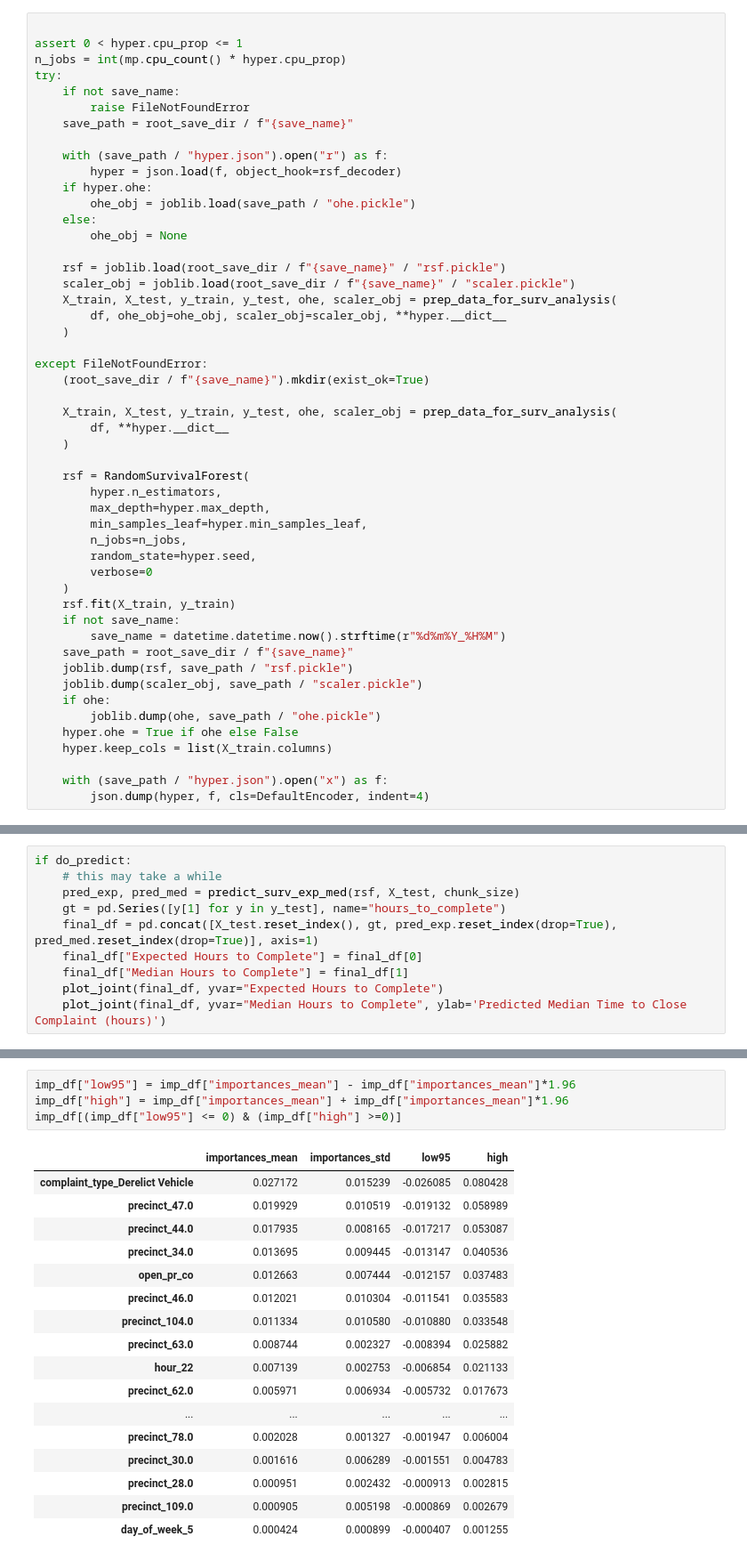
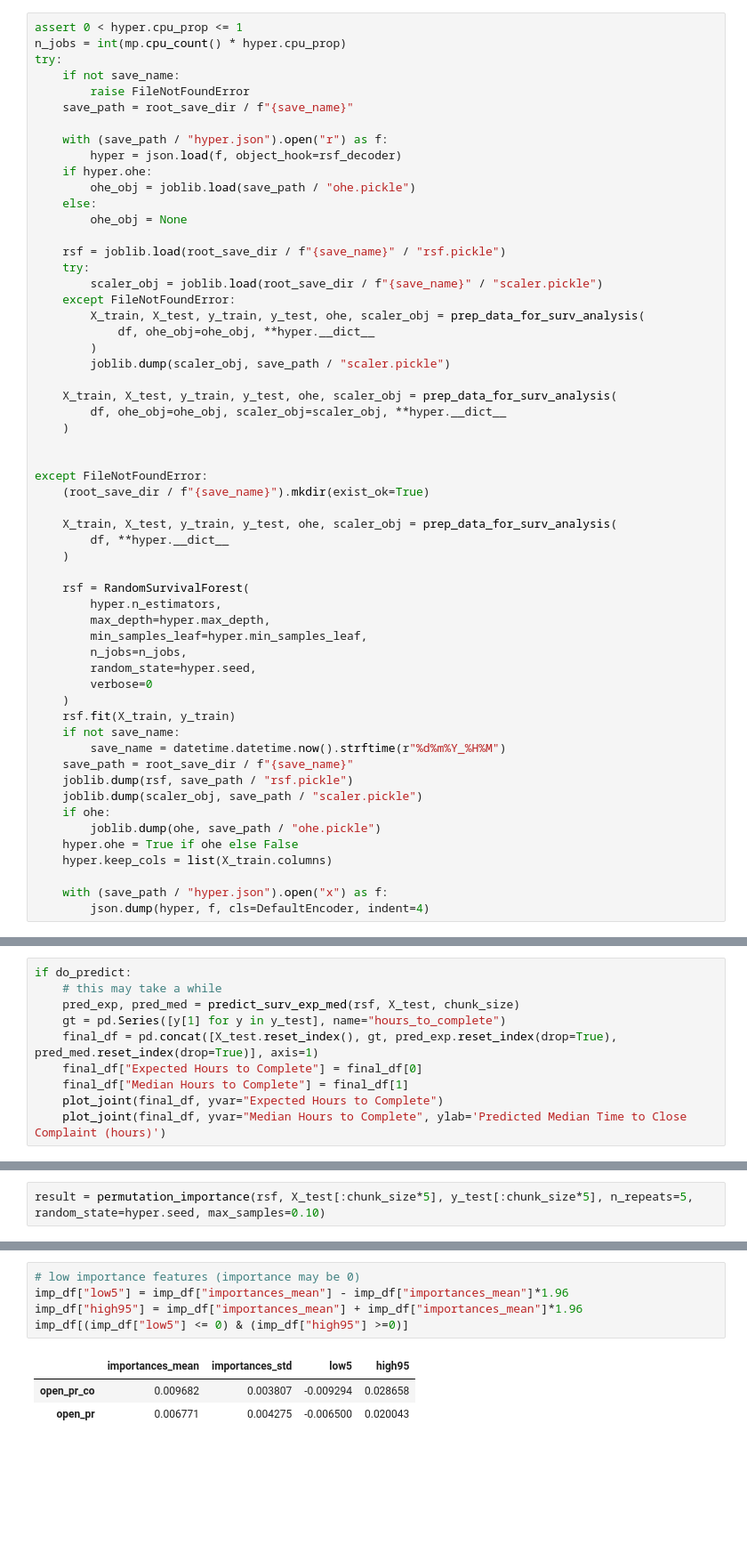
Before and after one commit to jamorr/Capstone, a Jupyter notebook: src/final.ipynb, the cells around one changed output, grey strips where cells are left out. Shown at 89% size. Saved outputs shown, nothing was run; the diff lists cells and outputs as text; blank space fills up the shorter version.

```diff
--- a/src/final.ipynb
+++ b/src/final.ipynb
@@ -132,5 +147,4 @@ rsf_decoder = DefaultDecoder(RSFParams)
 # %%
-
 assert 0 < hyper.cpu_prop <= 1
 n_jobs = int(mp.cpu_count() * hyper.cpu_prop)
 try:
@@ -146,10 +160,18 @@ try:
         ohe_obj = None
 
     rsf = joblib.load(root_save_dir / f"{save_name}" / "rsf.pickle")
-    scaler_obj = joblib.load(root_save_dir / f"{save_name}" / "scaler.pickle")
+    try:
+        scaler_obj = joblib.load(root_save_dir / f"{save_name}" / "scaler.pickle")
+    except FileNotFoundError:
+        X_train, X_test, y_train, y_test, ohe, scaler_obj = prep_data_for_surv_analysis(
+            df, ohe_obj=ohe_obj, **hyper.__dict__
+        )
+        joblib.dump(scaler_obj, save_path / "scaler.pickle")
+
     X_train, X_test, y_train, y_test, ohe, scaler_obj = prep_data_for_surv_analysis(
         df, ohe_obj=ohe_obj, scaler_obj=scaler_obj, **hyper.__dict__
     )
+
 
 except FileNotFoundError:
     (root_save_dir / f"{save_name}").mkdir(exist_ok=True)
@@ -234 +253,3 @@ Saving /home/jackmorris/nypd311/Capstone/src/../plots/rsf/lat_lon_v0/Random Surv
+# %%
+result = permutation_importance(rsf, X_test[:chunk_size*5], y_test[:chunk_size*5], n_repeats=5, random_state=hyper.seed, max_samples=0.10)
 # %%
@@ -263,22 +287,9 @@ imp_df.loc[(imp_df['importances_mean'] != 0)].sort_values("importances_mean")
 # %%
-imp_df["low95"] = imp_df["importances_mean"] - imp_df["importances_mean"]*1.96
-imp_df["high"] = imp_df["importances_mean"] + imp_df["importances_mean"]*1.96
-imp_df[(imp_df["low95"] <= 0) & (imp_df["high"] >=0)]
+# low importance features (importance may be 0)
+imp_df["low5"] = imp_df["importances_mean"] - imp_df["importances_mean"]*1.96
+imp_df["high95"] = imp_df["importances_mean"] + imp_df["importances_mean"]*1.96
+imp_df[(imp_df["low5"] <= 0) & (imp_df["high95"] >=0)]
 # %% [output]
-|  | importances_mean | importances_std | low95 | high |
-| complaint_type_Derelict Vehicle | 0.027172 | 0.015239 | -0.026085 | 0.080428 |
-| precinct_47.0 | 0.019929 | 0.010519 | -0.019132 | 0.058989 |
-| precinct_44.0 | 0.017935 | 0.008165 | -0.017217 | 0.053087 |
-| precinct_34.0 | 0.013695 | 0.009445 | -0.013147 | 0.040536 |
-| open_pr_co | 0.012663 | 0.007444 | -0.012157 | 0.037483 |
-| precinct_46.0 | 0.012021 | 0.010304 | -0.011541 | 0.035583 |
-| precinct_104.0 | 0.011334 | 0.010580 | -0.010880 | 0.033548 |
-| precinct_63.0 | 0.008744 | 0.002327 | -0.008394 | 0.025882 |
-| hour_22 | 0.007139 | 0.002753 | -0.006854 | 0.021133 |
-| precinct_62.0 | 0.005971 | 0.006934 | -0.005732 | 0.017673 |
-| ... | ... | ... | ... | ... |
-| precinct_78.0 | 0.002028 | 0.001327 | -0.001947 | 0.006004 |
-| precinct_30.0 | 0.001616 | 0.006289 | -0.001551 | 0.004783 |
-| precinct_28.0 | 0.000951 | 0.002432 | -0.000913 | 0.002815 |
-| precinct_109.0 | 0.000905 | 0.005198 | -0.000869 | 0.002679 |
-| day_of_week_5 | 0.000424 | 0.000899 | -0.000407 | 0.001255 |
+|  | importances_mean | importances_std | low5 | high95 |
+| open_pr_co | 0.009682 | 0.003807 | -0.009294 | 0.028658 |
+| open_pr | 0.006771 | 0.004275 | -0.006500 | 0.020043 |
```
Also changed, not shown: parts of 27 cells of this notebook, 7 other files.
